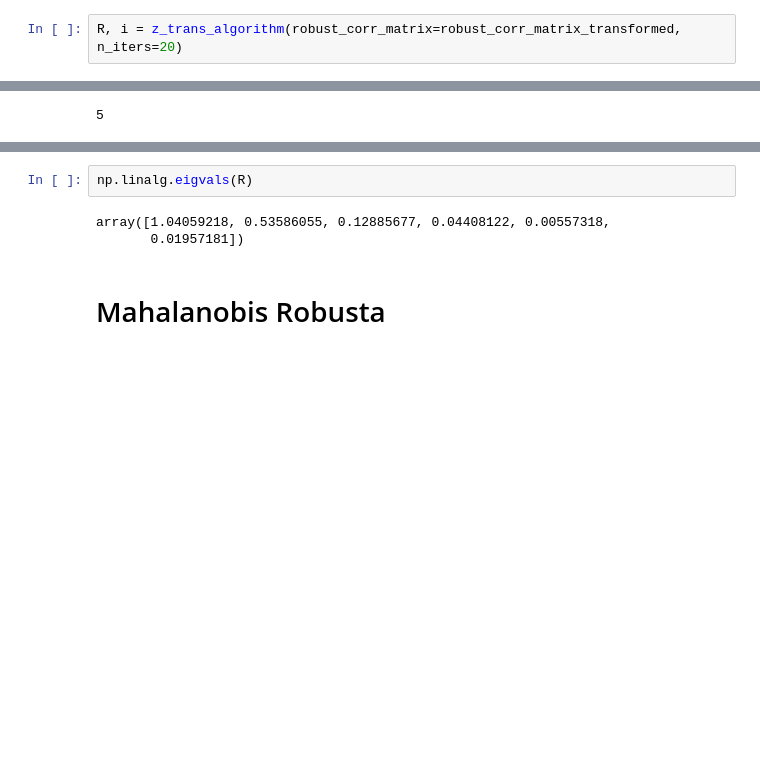
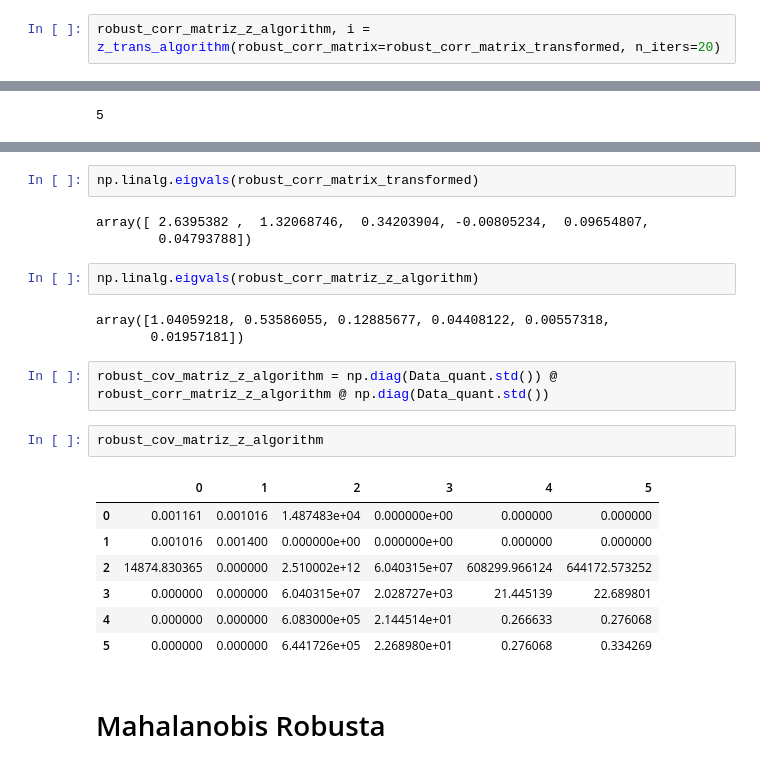
Before and after one commit to FabioScielzoOrtiz/Estadistica4all.github.io, a Jupyter notebook: Notebooks/Statistical Distances/Distancias Estadisticas (new).ipynb, the cells around one changed output, grey strips where cells are left out. Cells and saved outputs as stored; diff of their text form; blank space fills up the shorter version.

```diff
--- a/Notebooks/Statistical Distances/Distancias Estadisticas (new).ipynb
+++ b/Notebooks/Statistical Distances/Distancias Estadisticas (new).ipynb
@@ -2507,7 +2570,7 @@ R # coincide con robust_corr_matrix
 | no_of_bedrooms | 0.113745 | -0.048367 | 0.675673 | 0.866924 | 1.000000 | 0.870740 |
 | no_of_bathrooms | 0.138755 | -0.032119 | 0.643940 | 0.801095 | 0.870740 | 1.000000 |
 # %%
-R, i = z_trans_algorithm(robust_corr_matrix=robust_corr_matrix_transformed, n_iters=20)
+robust_corr_matriz_z_algorithm, i = z_trans_algorithm(robust_corr_matrix=robust_corr_matrix_transformed, n_iters=20)
 # %%
 i
 # %% [output]
@@ -2525,8 +2588,25 @@ R
 # %%
-np.linalg.eigvals(R)
+np.linalg.eigvals(robust_corr_matrix_transformed)
 # %% [output]
-array([1.04059218, 0.53586055, 0.12885677, 0.04408122, 0.00557318,
-       0.01957181])
+array([ 2.6395382 ,  1.32068746,  0.34203904, -0.00805234,  0.09654807,
+        0.04793788])
+# %%
+np.linalg.eigvals(robust_corr_matriz_z_algorithm)
+# %% [output]
+array([1.04059218, 0.53586055, 0.12885677, 0.04408122, 0.00557318,
+       0.01957181])
+# %%
+robust_cov_matriz_z_algorithm = np.diag(Data_quant.std()) @ robust_corr_matriz_z_algorithm @ np.diag(Data_quant.std())
+# %%
+robust_cov_matriz_z_algorithm
+# %% [output]
+|  | 0 | 1 | 2 | 3 | 4 | 5 |
+| 0 | 0.001161 | 0.001016 | 1.487483e+04 | 0.000000e+00 | 0.000000 | 0.000000 |
+| 1 | 0.001016 | 0.001400 | 0.000000e+00 | 0.000000e+00 | 0.000000 | 0.000000 |
+| 2 | 14874.830365 | 0.000000 | 2.510002e+12 | 6.040315e+07 | 608299.966124 | 644172.573252 |
+| 3 | 0.000000 | 0.000000 | 6.040315e+07 | 2.028727e+03 | 21.445139 | 22.689801 |
+| 4 | 0.000000 | 0.000000 | 6.083000e+05 | 2.144514e+01 | 0.266633 | 0.276068 |
+| 5 | 0.000000 | 0.000000 | 6.441726e+05 | 2.268980e+01 | 0.276068 | 0.334269 |
 # %% [markdown]
 # Mahalanobis Robusta
 # %%
```
Also changed, not shown: parts of 23 cells of this notebook.
